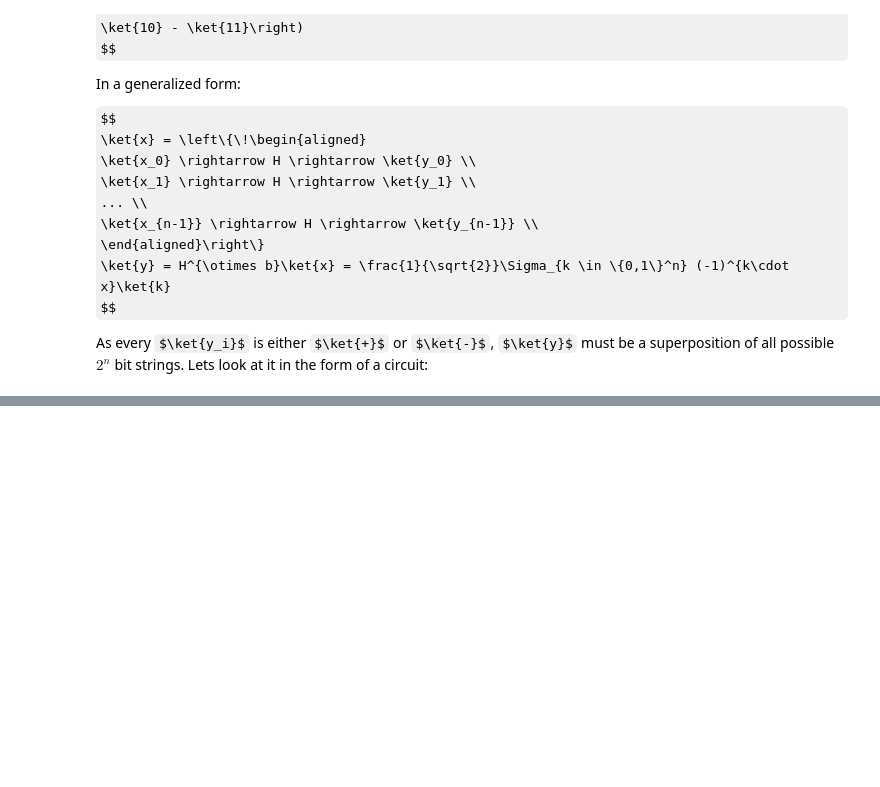
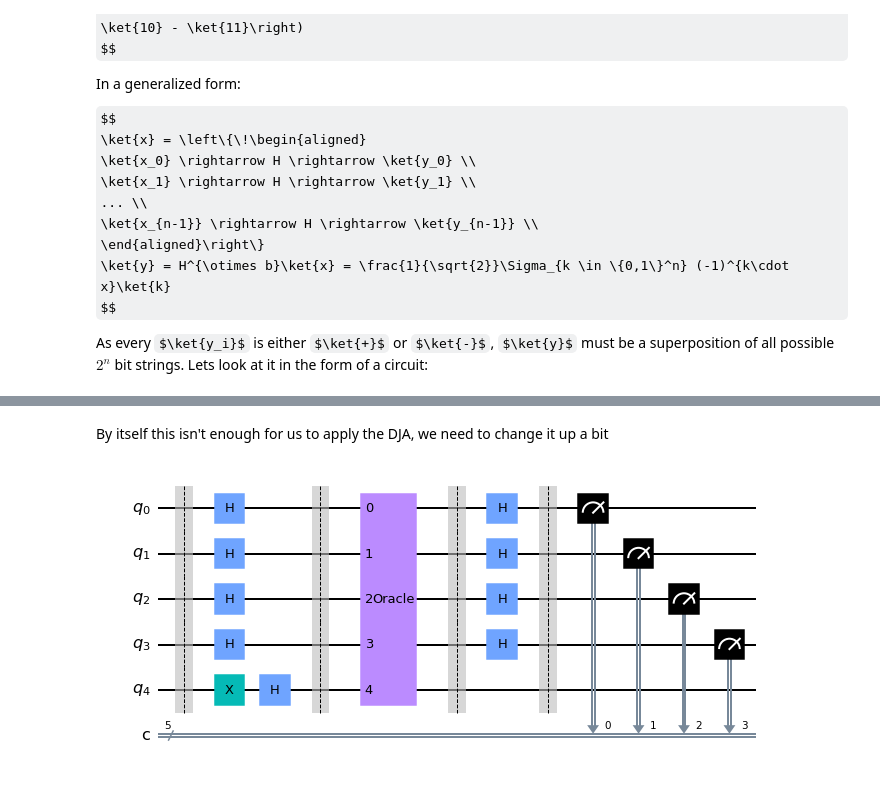
Before and after one commit to RicardoMonteiroSimoes/Road-to-Quantum-Computing, a Jupyter notebook: QSS21/day_2_1.ipynb, the cells around one changed output, grey strips where cells are left out. Saved outputs shown, nothing was run; the diff lists cells and outputs as text; code cells hidden in the pictures; some formulas as TeX source; blank space fills up the shorter version.

```diff
--- a/QSS21/day_2_1.ipynb
+++ b/QSS21/day_2_1.ipynb
@@ -101,0 +119,19 @@ $$
+# %% [markdown]
+By itself this isn't enough for us to apply the DJA, we need to change it up a bit
+# %%
+n = 5
+circuit = QuantumCircuit(n,n)
+circuit.barrier()
+circuit.x(n-1)
+circuit.h(range(n))
+circuit.barrier()
+oracle = QuantumCircuit(n,n)
+oracle.name = "Oracle"
+circuit.append(oracle, range(n))
+circuit.barrier()
+circuit.h(range(n-1))
+circuit.barrier()
+circuit.measure(range(n-1),range(n-1))
+circuit.draw('mpl');
+# %% [output]
+[figure, added]
```
Also changed, not shown: parts of 2 cells of this notebook.
